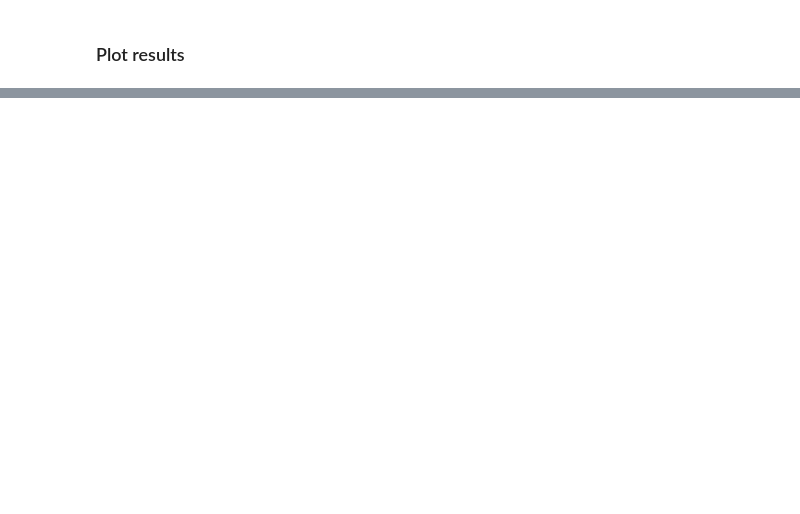
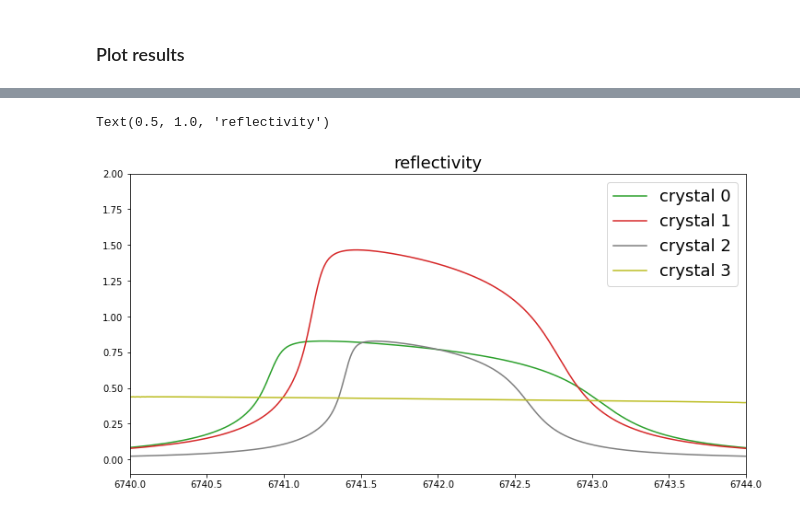
Before and after one commit to nanw0321/SRW_Mono, a Jupyter notebook: WPG_Hasan_Mono_Test.ipynb, the cells around one changed output, grey strips where cells are left out. Drawn from its saved outputs; the diff is of its cells as text; code cells hidden in the pictures; blank space fills up the shorter version.

```diff
--- a/WPG_Hasan_Mono_Test.ipynb
+++ b/WPG_Hasan_Mono_Test.ipynb
@@ -400,0 +405,17 @@ R-space
+# %%
+''' reflectivity everywhere '''
+plt.figure(figsize=(12,6))
+plt.plot(evc0, intc1s/intc0s, 'C2', label='crystal 0')
+plt.plot(evc0, intl0s/intc1s, 'C3', label='crystal 1')
+#plt.plot(evc0, intapts/intl0s, 'C4', label='lens 0')
+#plt.plot(evc0, intl1s/intapts, 'C5', label='slit')
+#plt.plot(evc0, intc2s/intl1s, 'C6', label='lens 1')
+plt.plot(evc0, intc3s/intc2s, 'C7', label='crystal 2')
+plt.plot(evc0, intdets/intc3s, 'C8', label='crystal 3')
+plt.legend(fontsize=18)
+plt.xlim([ekev*1e3-2, ekev*1e3+2])
+plt.ylim([-0.1,2])
+plt.title('reflectivity',fontsize=18)
+# %% [output]
+Text(0.5, 1.0, 'reflectivity')
+[figure, added]
```
Also changed, not shown: parts of 8 cells of this notebook, 44 other files.
